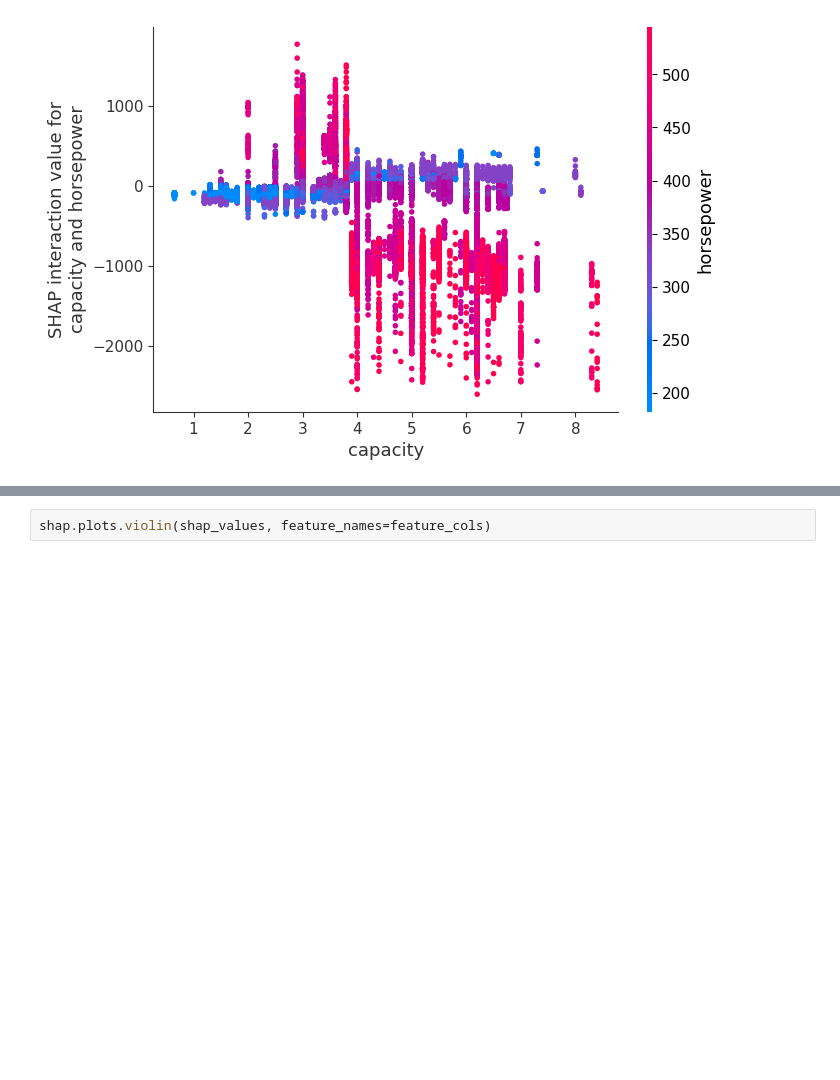
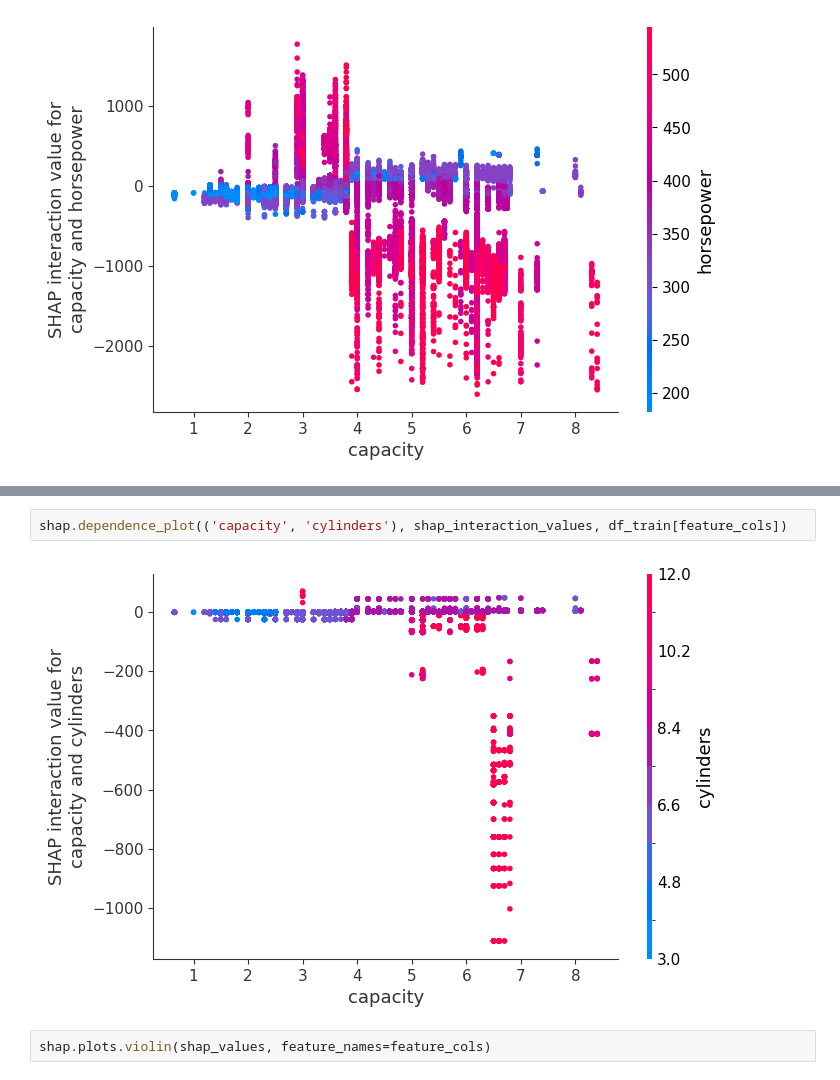
Before and after one commit to bk-anupam/KaggleChallenges, a Jupyter notebook: TABULAR/PS4E9/ps4e9_modeling.ipynb, the cells around one changed output, grey strips where cells are left out. Cells and saved outputs as stored; diff of their text form; blank space fills up the shorter version.

```diff
--- a/TABULAR/PS4E9/ps4e9_modeling.ipynb
+++ b/TABULAR/PS4E9/ps4e9_modeling.ipynb
@@ -430,3 +613,7 @@ shap.dependence_plot(('capacity', 'horsepower'), shap_interaction_values, df_tra
+# %%
+shap.dependence_plot(('capacity', 'cylinders'), shap_interaction_values, df_train[feature_cols])
+# %% [output]
+[figure, added]
 # %%
 shap.plots.violin(shap_values, feature_names=feature_cols)
 # %% [output]
```
Also changed, not shown: parts of 29 cells of this notebook, 4 other files.
